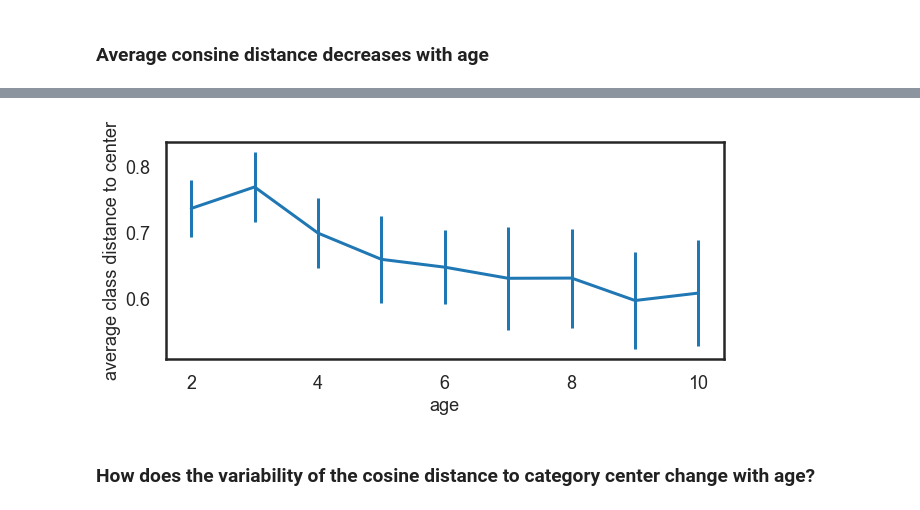
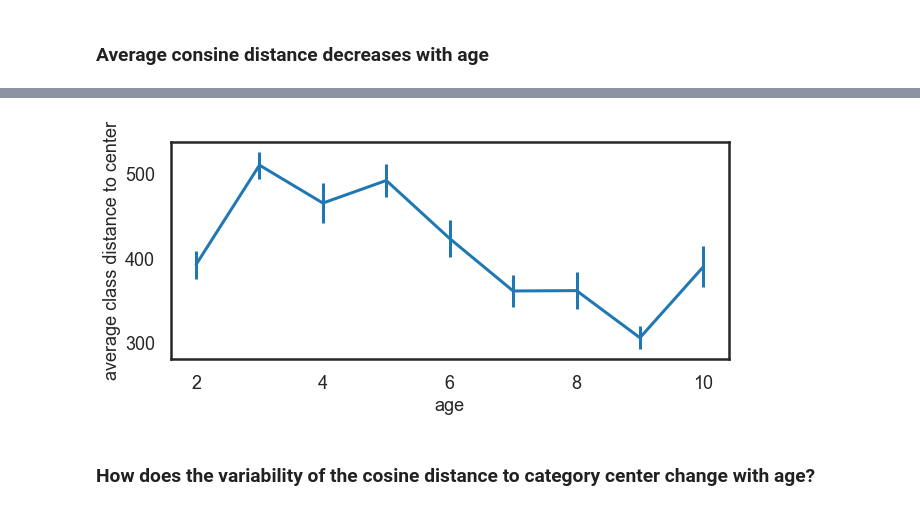
Before and after one commit to brialorelle/kiddraw, a Jupyter notebook: analysis/museumstation/main/analyze_musesumstation_features_vss_culled_nov_30.ipynb, the cells around one changed output, grey strips where cells are left out. Drawn from its saved outputs; the diff is of its cells as text; code cells hidden in the pictures.

```diff
--- a/analysis/museumstation/main/analyze_musesumstation_features_vss_culled_nov_30.ipynb
+++ b/analysis/museumstation/main/analyze_musesumstation_features_vss_culled_nov_30.ipynb
@@ -232,6 +232,8 @@ feature_activation_by_age = np.zeros([9,4096]) # save out all ages x features
 # image variability -- diff numbers of images per age group, just save out avg/std
 avg_image_variability_by_age = np.zeros(9)
 std_image_variability_by_age = np.zeros(9)
+overall_dist = np.zeros([9,16])
+overall_dist_sq = np.zeros([9,16])
 
 age_list = (2,3,4,5,6,7,8,9,10)
 for i,age in enumerate(age_list):
@@ -249,6 +251,10 @@ for i,age in enumerate(age_list):
     # get class means, compute distance, take average (function only gives upper triangle)
     class_means = get_class_means_bl(KF_subset,KM_subset, ordered_objs)
     age_distances = distance.pdist(class_means,'euclidean')
-    class_distance_by_age[i,] = age_distances
+    grand_mean = np.mean(class_means,0)
+    for c,l in enumerate(ordered_objs):
+        overall_dist[i,c]=distance.cosine(grand_mean,class_means[c,])
+        overall_dist_sq[i,c]=overall_dist[i,c]**2
+#     class_distance_by_age[i,] = age_distances
 # %% [markdown]
 ### Category centers become farther away from eachother with age (overall expansion)
@@ -307,6 +318,18 @@ def get_cosine_distance_to_center(F,M,this_label):
         _dist[vi] = distance.cosine(class_features[vi],class_mean) ## get cosine distance to mean
     return (_dist)
 
+def get_category_disperson_euclidean(F,M,this_label):
+    class_features = F[M.label.values==this_label]
+    class_mean = class_features.mean(0); # mean ovver rows, i.e. images
+    num_images = np.shape(class_features)[0] # number of images for this class in this set
+    _dist = np.zeros(num_images)
+    _dist_sq = np.zeros(num_images)
+    for vi in range(num_images):
+        _dist[vi] = distance.euclidean(class_features[vi],class_mean) ## get cosine distance to mean
+        _dist_sq[vi]=_dist[vi]**2
+    std = np.sqrt(np.sum(_dist_sq))
+    return (std)
+
 
 for i, age in enumerate(age_list):
     ind = KM.index[KM['age'] == age]
@@ -315,9 +338,9 @@ for i, age in enumerate(age_list):
 
     ## for each class, age get distance to category center
     for l, this_label in enumerate(ordered_objs):
-        these_distances = get_cosine_distance_to_center(KF_subset,KM_subset,this_label)
-        class_distances[i,l]=np.median(these_distances)
-        class_distance_variation[i,l]=these_distances.std()
+        these_distances = get_category_disperson_euclidean(KF_subset,KM_subset,this_label)
+        class_distances[i,l]=np.mean(these_distances)
+#         class_distance_variation[i,l]=these_distances.std()
 # %% [markdown]
 ### Average consine distance decreases with age
 # %%
@@ -334,15 +357,15 @@ plt.savefig('./plots/CategoryDispersionByAge_all_classes.png', bbox_inches="tigh
 # %%
 num_classes = 16
 fig = plt.figure(figsize=(10,4))
-plt.errorbar(age_list,np.mean(class_distances,1),yerr = np.std(class_distances,1))
+plt.errorbar(age_list,np.mean(class_distances,1),yerr = np.std(class_distances,1)/np.sqrt(16))
 plt.ylabel('average class distance to center',fontsize = 18)
 plt.xlabel('age', fontsize = 18)
 plt.xticks(fontsize = 18);
 plt.yticks(fontsize = 18);
 
 plt.savefig('./plots/CategoryDispersionByAge_errorbar_class_sem.png', bbox_inches="tight")
 # %% [output]
-[figure, old version]
+[figure, new version]
 # %% [markdown]
 ### How does the variability of the cosine distance to category center change with age?
 # %%
```
Also changed, not shown: parts of 5 cells of this notebook.
